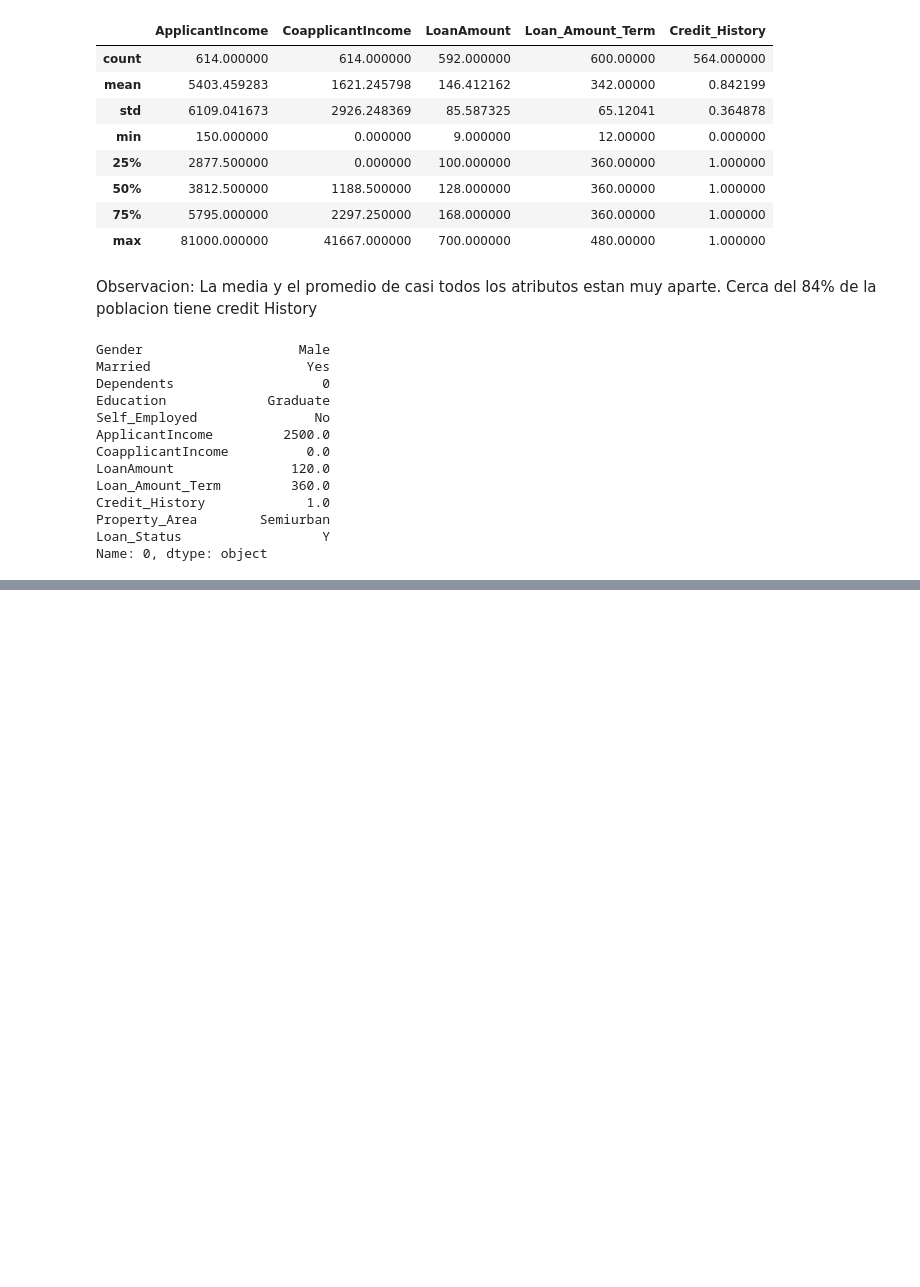
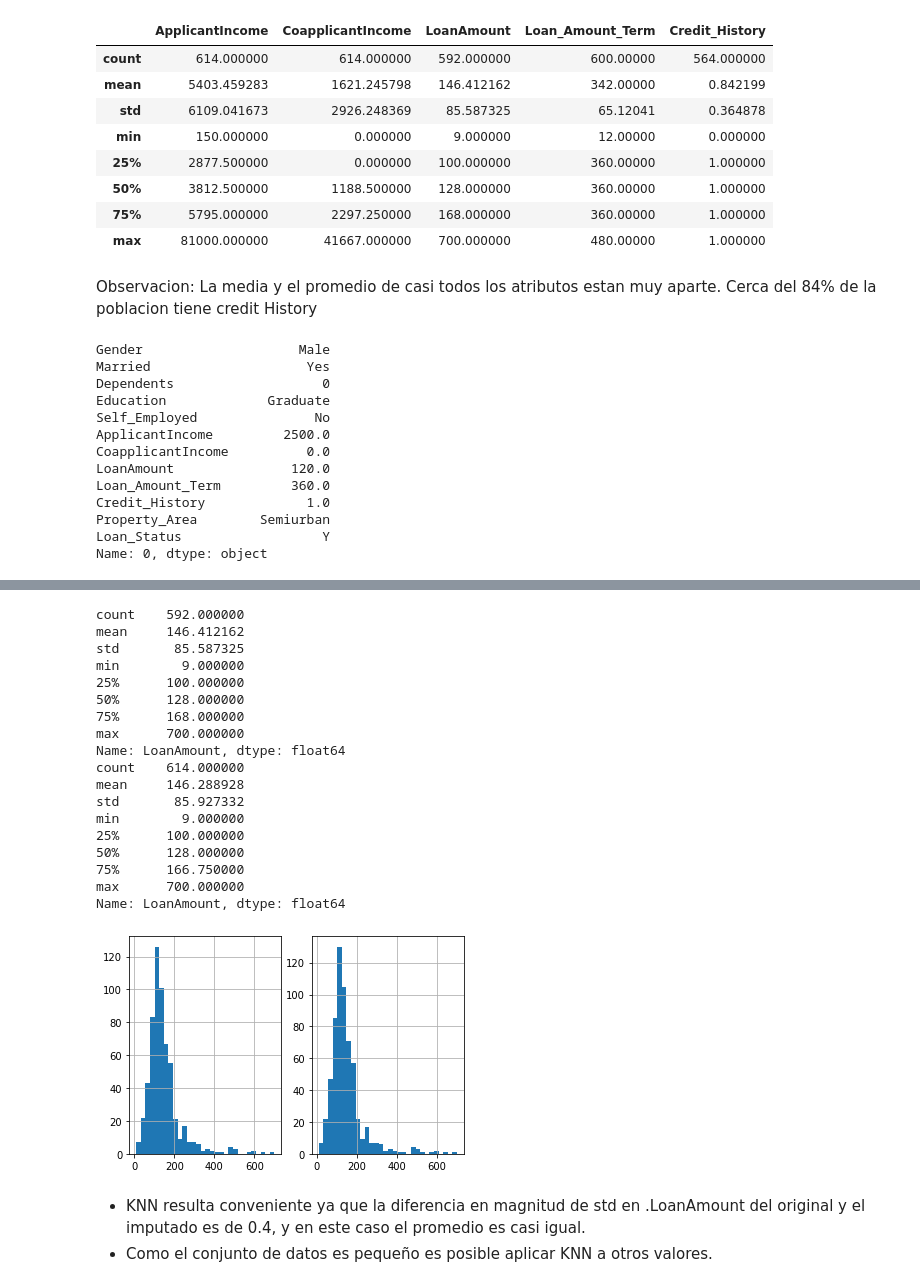
Before and after one commit to juanuco64/Port-DataA, a Jupyter notebook: EDA Creditos/EDA creditos.ipynb, the cells around one changed output, grey strips where cells are left out. Drawn from its saved outputs; the diff is of its cells as text; code cells hidden in the pictures; blank space fills up the shorter version.

```diff
--- a/EDA Creditos/EDA creditos.ipynb
+++ b/EDA Creditos/EDA creditos.ipynb
@@ -175,0 +259,9 @@ Name: 0, dtype: object
+# %%
+''' Usar KNN para completar valores NAN '''
+
+train_df.ApplicantIncome = train_df.ApplicantIncome.astype("float")
+train_df_numeric = train_df.select_dtypes("float")
+df_ing = KNN(k=5).fit_transform(train_df_numeric)
+
+df_ing = pd.DataFrame(df_ing)
+df_ing.shape
@@ -175,0 +277,3 @@ Name: 0, dtype: object
+# %%
+df_ing.index = train_df_numeric.index
+df_ing.columns = train_df_numeric.columns
@@ -175,0 +295,35 @@ Name: 0, dtype: object
+# %%
+''' Hacer un copia de train_df para comletar los valores desde df_ing '''
+
+train_df_c = train_df.copy()
+# %%
+train_df_c.LoanAmount = df_ing.LoanAmount
+# %%
+fig, axes = plt.subplots(nrows=1,ncols=2)
+train_df.LoanAmount.hist(bins = 30, ax = axes[0])
+train_df_c.LoanAmount.hist(bins = 30, ax = axes[1])
+print(train_df.LoanAmount.describe())
+print(train_df_c.LoanAmount.describe())
+# %% [output]
+count    592.000000
+mean     146.412162
+std       85.587325
+min        9.000000
+25%      100.000000
+50%      128.000000
+75%      168.000000
+max      700.000000
+Name: LoanAmount, dtype: float64
+count    614.000000
+mean     146.288928
+std       85.927332
+min        9.000000
+25%      100.000000
+50%      128.000000
+75%      166.750000
+max      700.000000
+Name: LoanAmount, dtype: float64
+[figure, added]
+# %% [markdown]
+* KNN resulta conveniente ya que la diferencia en magnitud de std en .LoanAmount del original y el imputado es de 0.4, y en este caso el promedio es casi igual.
+* Como el conjunto de datos es pequeño es posible aplicar KNN a otros valores.
```
Also changed, not shown: parts of 7 cells of this notebook.
